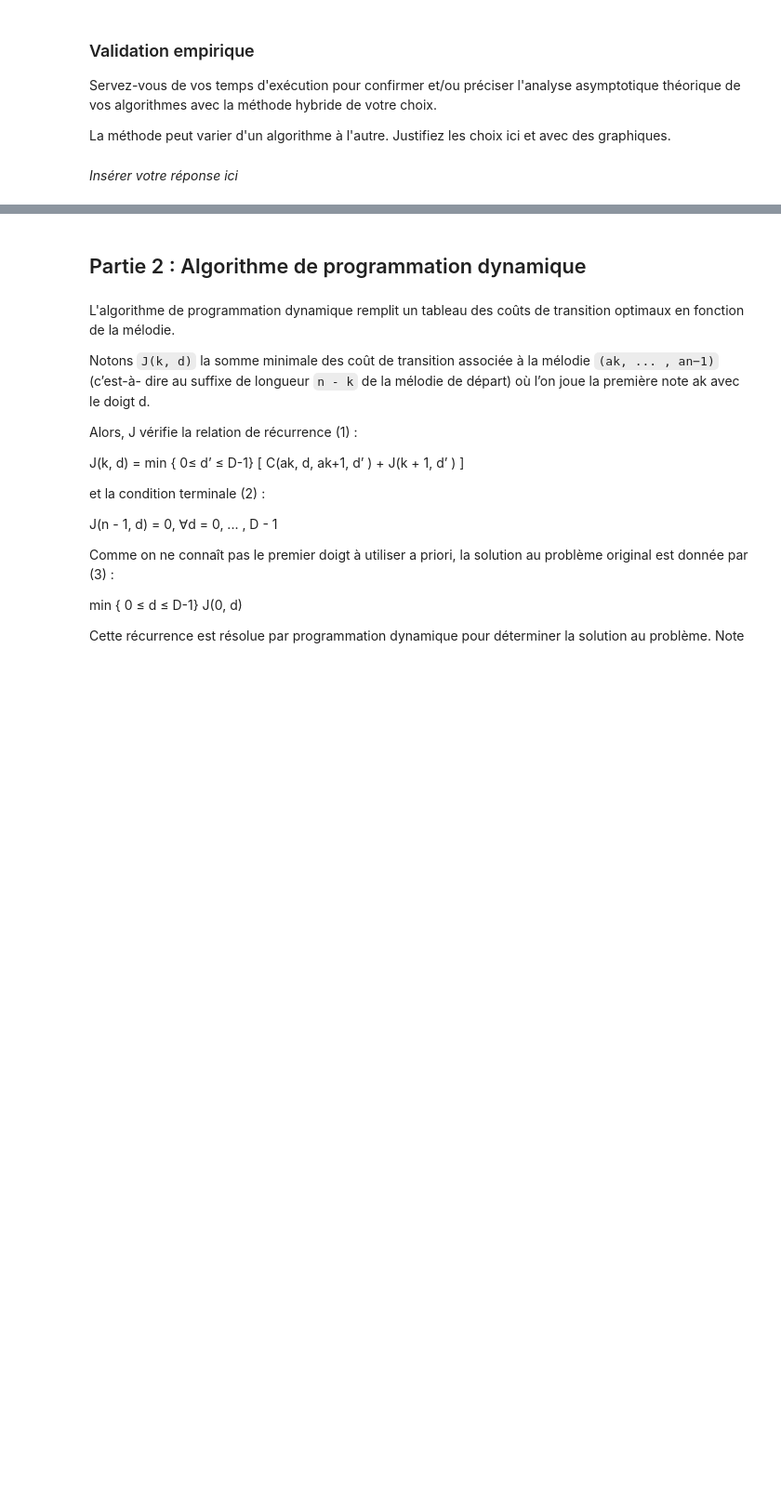
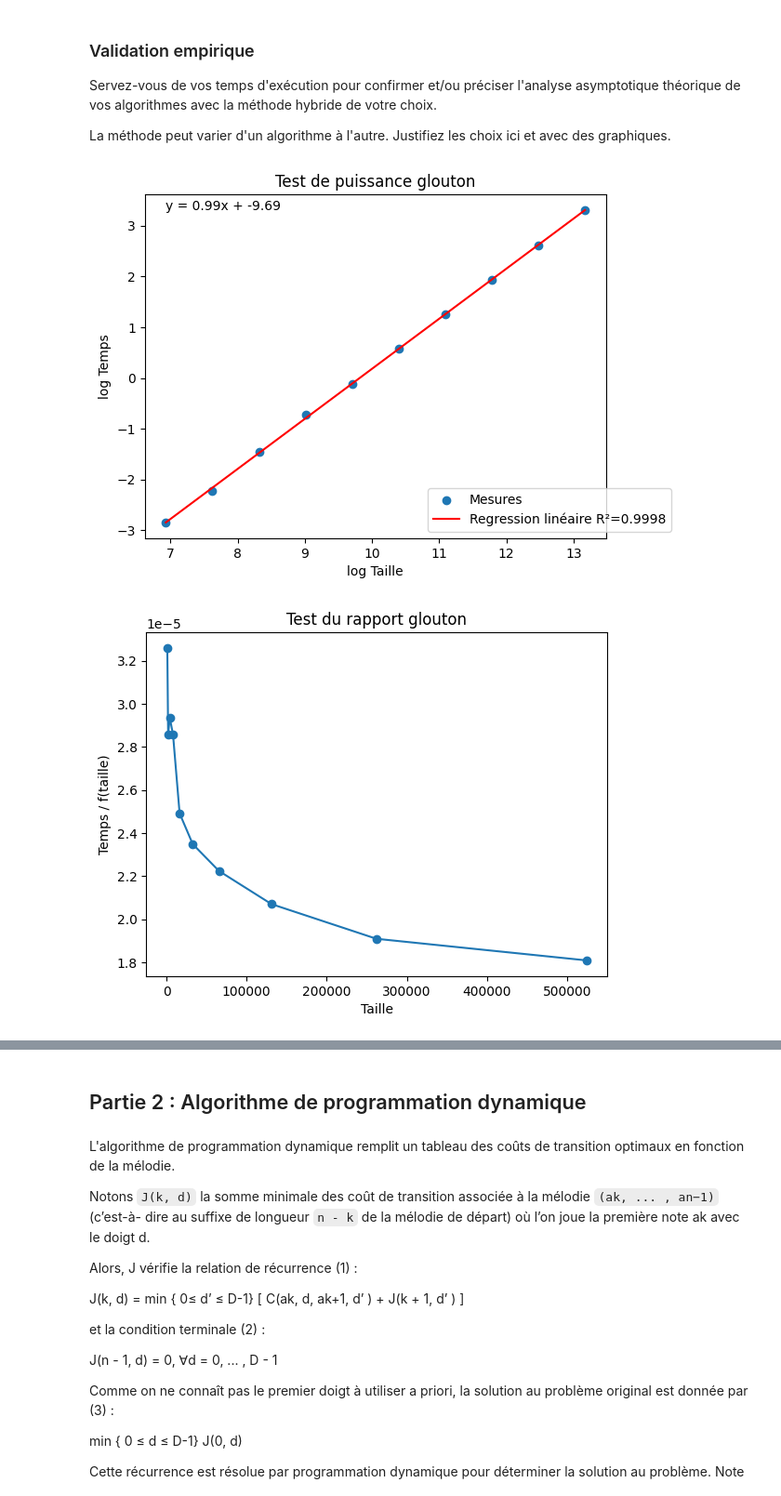
Before and after one commit to Za4khnissi/INF8775, a Jupyter notebook: TP2-H24/TP2-H24.ipynb, the cells around one changed output, grey strips where cells are left out. Shown: that part at 93% size. Drawn from its saved outputs; the diff is of its cells as text; code cells hidden in the pictures; blank space fills up the shorter version.

```diff
--- a/TP2-H24/TP2-H24.ipynb
+++ b/TP2-H24/TP2-H24.ipynb
@@ -316,3 +321,7 @@ nombre de doigts pour chacun des trois algorithmes.
 ### Mesures
 
 Rapportez dans un tableau les temps d'exécutions moyens avec les fonctions auxiliaires `measure_procedure` et `display_measure_table`
+# %%
+dataset = get_dataset(1989641, [1024, 2048, 4096, 8192, 16384, 32768, 65536, 131072, 262144, 524288])
+measures = measure_procedure(glouton, dataset)
+display_measures_table(measures)
@@ -322,5 +343,24 @@ Rapportez dans un tableau les temps d'exécutions moyens avec les fonctions auxi
 Servez-vous de vos temps d'exécution pour confirmer et/ou préciser l'analyse asymptotique théorique de vos algorithmes avec la méthode hybride de votre choix.
 
 La méthode peut varier d'un algorithme à l'autre. Justifiez les choix ici et avec des graphiques.
-# %% [markdown]
-*Insérer votre réponse ici*
+# %%
+import math
+
+def values_test_puissance(measures):
+    return {math.log(size): math.log(measure) for size, measure in measures.items()}
+
+def values_test_rapport(measures, f):
+    return {size: measure/f(size) for size, measure in measures.items()}
+
+def values_test_constantes(measures):
+    return {measure: size for size, measure in measures.items()}
+
+def f(x):
+    return x**1.08
+
+display_test_puissance(values_test_puissance(measures), "Test de puissance glouton")
+display_test_rapport(values_test_rapport(measures, f), "Test du rapport glouton")
+display_test_constantes(values_test_constantes(measures), "Test des constantes glouton")
+# %% [output]
+[figure, added]
+[figure, added]
```
Also changed, not shown: parts of 23 cells of this notebook.
